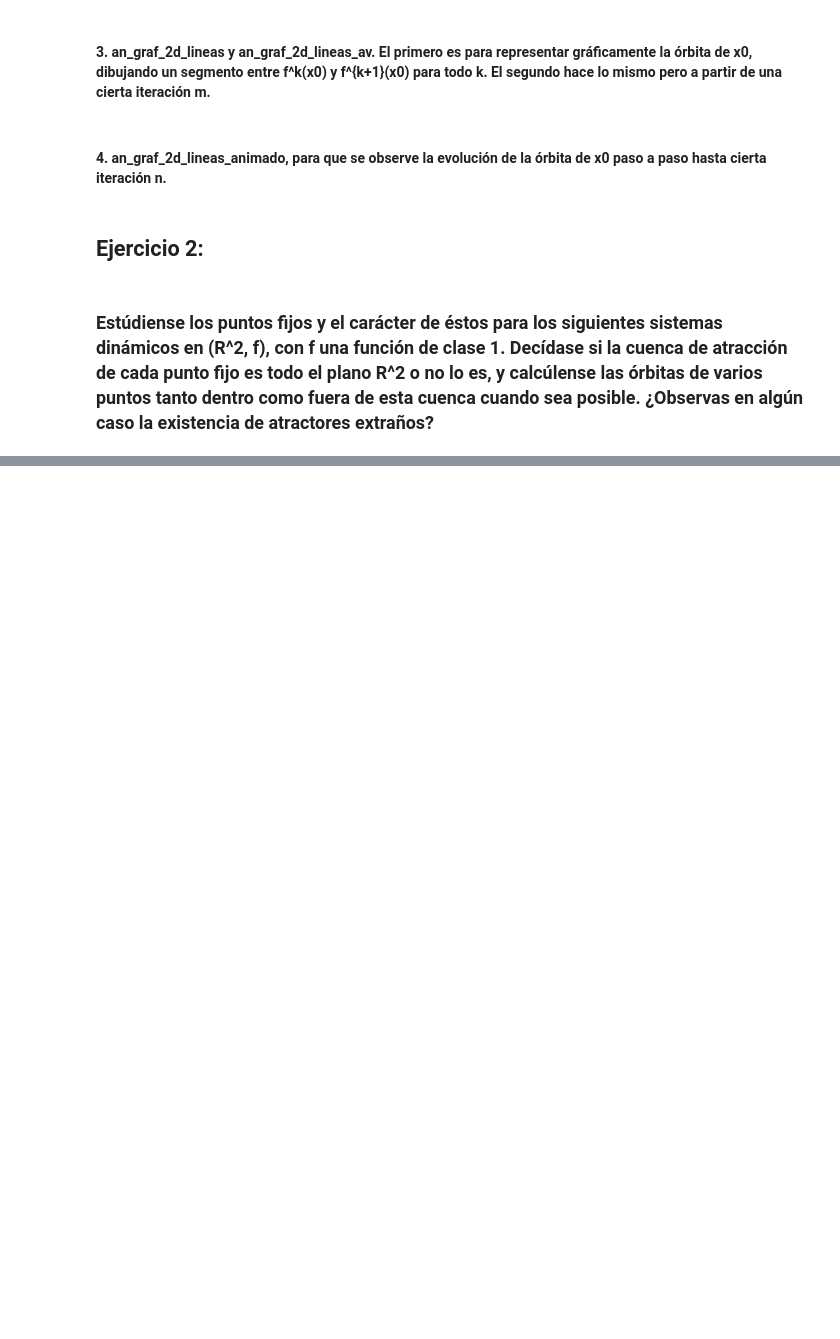
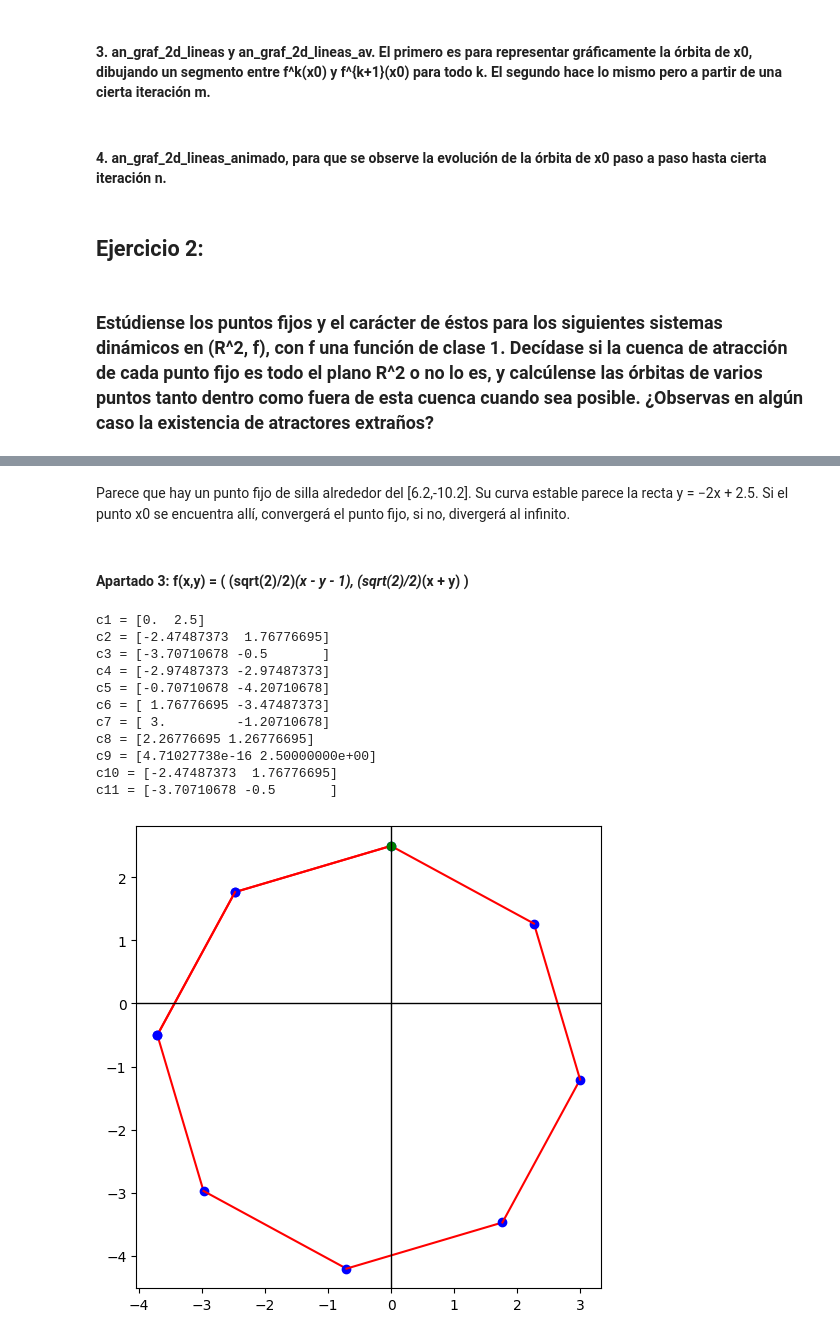
Before and after one commit to MiluEnAlmibar/Fractales, a Jupyter notebook: python/Sistemas dinámicos/hoja2 ejercicios 1 y 2.ipynb, the cells around one changed output, grey strips where cells are left out. Saved outputs shown, nothing was run; the diff lists cells and outputs as text; code cells hidden in the pictures; blank space fills up the shorter version.

```diff
--- a/python/Sistemas dinámicos/hoja2 ejercicios 1 y 2.ipynb
+++ b/python/Sistemas dinámicos/hoja2 ejercicios 1 y 2.ipynb
@@ -159,0 +188,32 @@ an_graf_2d_lineas_animado(f1, x0=[-1.2, 1.5], n=30)
+# %% [markdown]
+Parece que hay un punto fijo de silla alrededor del [6.2,-10.2]. Su curva estable parece la recta y = −2x + 2.5. Si el punto x0 se encuentra allí, convergerá el punto fijo, si no, divergerá al infinito.
+# %% [markdown]
+#### Apartado 3: f(x,y) = ( (sqrt(2)/2)*(x - y - 1),  (sqrt(2)/2)*(x + y) )
+# %%
+def f3(v):
+    x, y = v
+    k  = np.sqrt(2) / 2
+    fx = k * (x - y - 1)
+    fy = k * (x + y)
+    return [fx, fy]
+
+x0 = [0,2.5]
+for k, p in enumerate(orb_num_2d(f3, x0, 10)):
+    print(f'c{k+1} = {p}')
+
+an_graf_2d_lineas(f3, x0, 10)
+an_graf_2d_lineas(f3, [-0.5, 0.5], 10)
+an_graf_2d_lineas(f3, [0.5,0.5], 10)
+# %% [output]
+c1 = [0.  2.5]
+c2 = [-2.47487373  1.76776695]
+c3 = [-3.70710678 -0.5       ]
+c4 = [-2.97487373 -2.97487373]
+c5 = [-0.70710678 -4.20710678]
+c6 = [ 1.76776695 -3.47487373]
+c7 = [ 3.         -1.20710678]
+c8 = [2.26776695 1.26776695]
+c9 = [4.71027738e-16 2.50000000e+00]
+c10 = [-2.47487373  1.76776695]
+c11 = [-3.70710678 -0.5       ]
+[figure, added]
```
Also changed, not shown: parts of 19 cells of this notebook.
